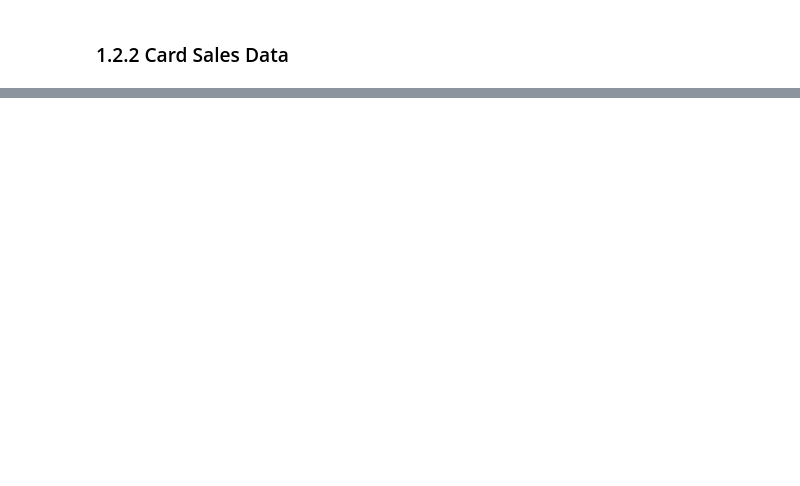
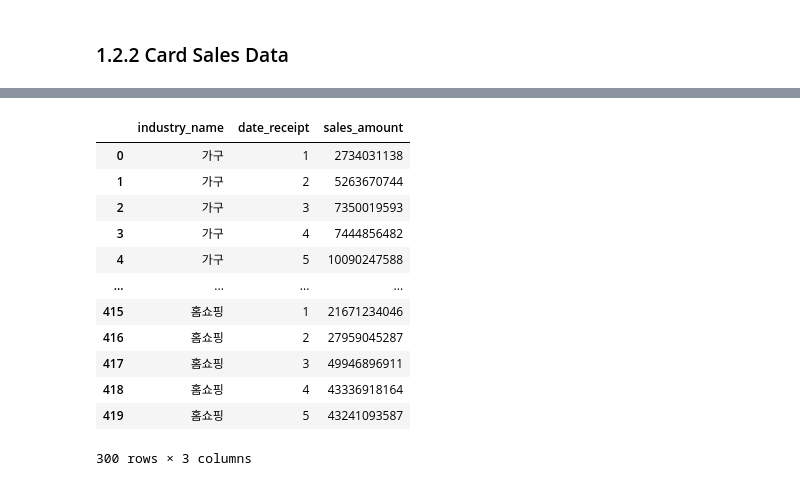
Before and after one commit to JieunKim-Econ/Covid_EDA_with_R, a Jupyter notebook: Risk-Resilience Matrix Analysis.ipynb, the cells around one changed output, grey strips where cells are left out. Cells and saved outputs as stored; diff of their text form; code cells hidden in the pictures; blank space fills up the shorter version.

```diff
--- a/Risk-Resilience Matrix Analysis.ipynb
+++ b/Risk-Resilience Matrix Analysis.ipynb
@@ -80,0 +88,18 @@ card
+# %%
+category = ['숙박업','숙박업','방송','홈쇼핑','연료','송금','상품권','패션','가전','가전','요식','건강','건강','건축','서비스',
+'운송','잡화','스포츠','스포츠','스포츠','공공요금','공공요금','매점/편의점','설비','관광','교육','매점/편의점','자동차','자동차',
+'패션','설비','관광','교육','교육','운송','가구','건강','건축','설비','운송','농업','서비스','스포츠','보험','유통',
+'문구','문구','기타','숙박업','연료','서비스','유통','요식','의료','의류','자동차','잡화','기기','기타','주방','의류',
+'회원제','회원제','회원제','회원제','회원제','의류','기기','유흥','농업','식품','식품','유흥','의류','스포츠','교육',
+'대형할인점','교육','동물','스포츠','스포츠','렌트','의류','면세점','문구','문화','미용','식품','미용','예술','법률','법률','의료',
+'보관창고','교육','인테리어','스포츠','부동산','부동산','비영리','농업','기타','비영리','사무','사무','사무','사무','개인',
+'사우나','서비스','의료','상품권','상품권','보험','요식','문구','잡화','자동차','생활','컴퓨터','보험','스포츠','문화','자동차',
+'대형마트','스포츠','식품','스포츠','스포츠','스포츠','패션','패션','잡화','의류','예술','패션','패션','마사지','동물','약국',
+'잡화','운송','문구','문화','교육','의류','의류','문구','교육','면세점','방송','급식업','설비','연료','교육','교육','교육(해외)',
+'유흥','설비','의료','의료','미용','통신','자동차','건강','인터넷쇼핑','인터넷쇼핑','인터넷쇼핑','인테리어','가구','문구',
+'백화점','요식','요식','자동차','자동차','자동차','자동차','백화점','기타','장례','연료','문구','상우회','상품권(전자상)',
+'상품권(전자상)','가전','식품','정기간행물','정보','의류','패션','식품','의료','가전','의료','조세','조세','스포츠','의료',
+'용역','연료','자동차','주류','주방','주방','주점','자동차','자동차','요식','건축','운송','가구','교육','총포류','인쇄','의료',
+'의료','생활','문화','자동차','카지노','주점','의류','컴퓨터','교육','숙박업','운송','운송','스포츠','통신','통신','통신','통신',
+'통신','통신','통신','통신','숙박업','문화','인테리어','매점/편의점','미용','예술','교육','교육','의료','의료','의료','요식',
+'항공','스포츠','혼례','혼례','건강','예술','문화','미용','유통','예술']
@@ -80,0 +130,16 @@ card
+# %%
+sales
+# %% [output]
+|  | industry_name | date_receipt | sales_amount |
+| 0 | 가구 | 1 | 2734031138 |
+| 1 | 가구 | 2 | 5263670744 |
+| 2 | 가구 | 3 | 7350019593 |
+| 3 | 가구 | 4 | 7444856482 |
+| 4 | 가구 | 5 | 10090247588 |
+| ... | ... | ... | ... |
+| 415 | 홈쇼핑 | 1 | 21671234046 |
+| 416 | 홈쇼핑 | 2 | 27959045287 |
+| 417 | 홈쇼핑 | 3 | 49946896911 |
+| 418 | 홈쇼핑 | 4 | 43336918164 |
+| 419 | 홈쇼핑 | 5 | 43241093587 |
+300 rows × 3 columns
```
Also changed, not shown: parts of 12 cells of this notebook.
